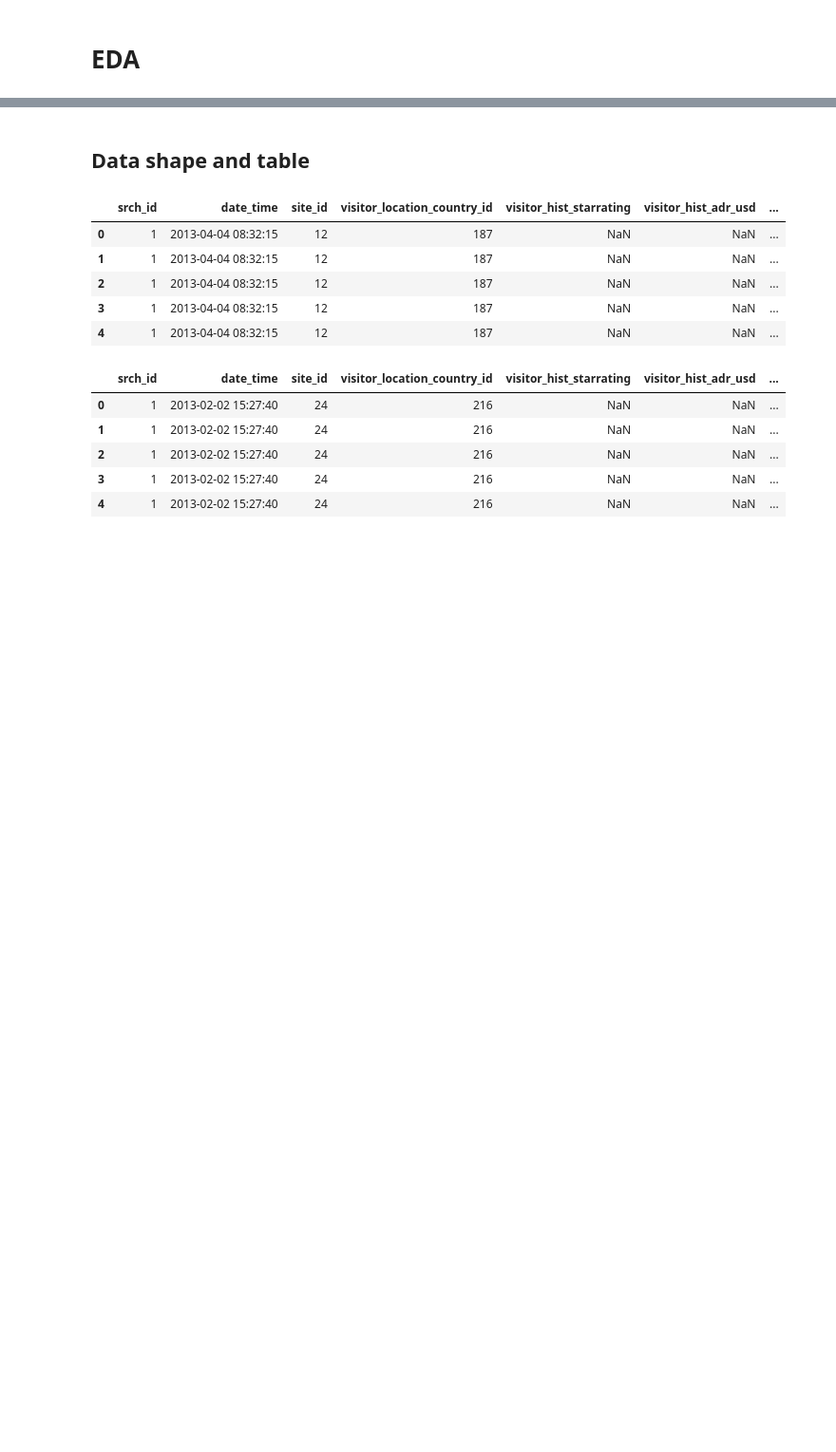
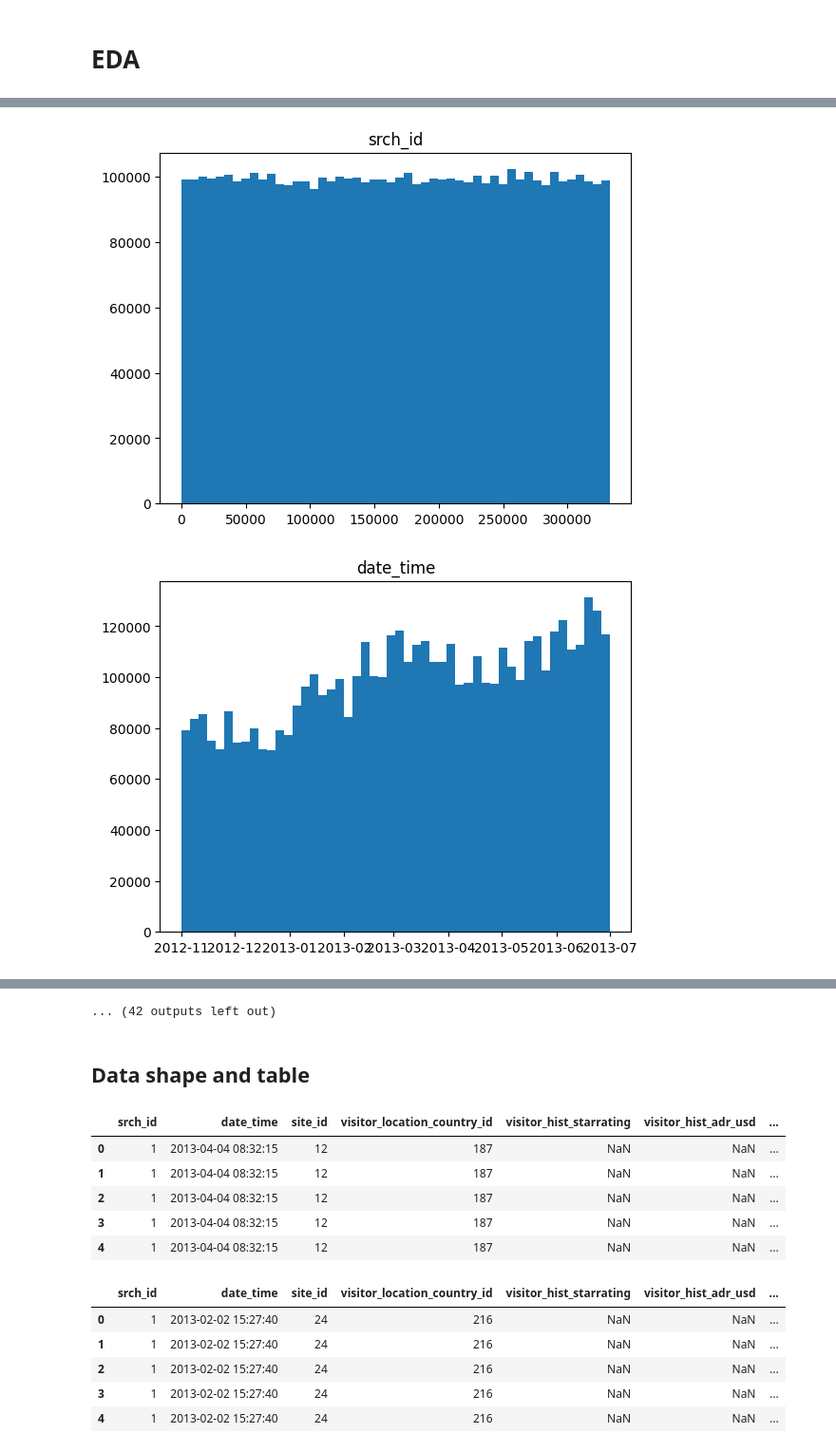
Before and after one commit to L42-AI/dmt-2, a Jupyter notebook: src/notebooks/eda.ipynb, the cells around one changed output, grey strips where cells are left out. Shown at 95% size. Cells and saved outputs as stored; diff of their text form; code cells hidden in the pictures; blank space fills up the shorter version.

```diff
--- a/src/notebooks/eda.ipynb
+++ b/src/notebooks/eda.ipynb
@@ -17,0 +33,8 @@ train_set, test_set = load_data()
+# %%
+for col in train_set.columns:
+    plt.hist(train_set[col], bins = 50)
+    plt.title(col)
+    plt.show()
+# %% [output]
+[figure, added]
+[figure, added]
@@ -18,3 +51,4 @@ train_set, test_set = load_data()
+... (42 outputs left out)
 # %% [markdown]
 ## Data shape and table
 # %%
```
Also changed, not shown: parts of 3 cells of this notebook, 16 other files.
